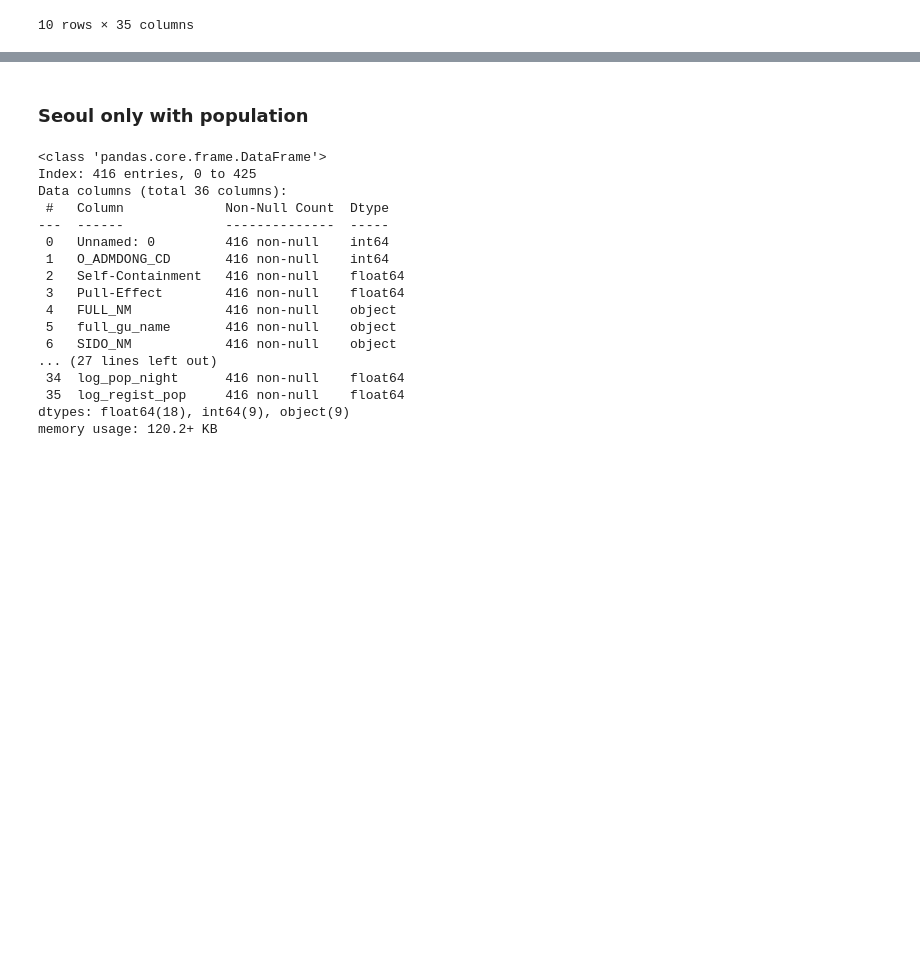
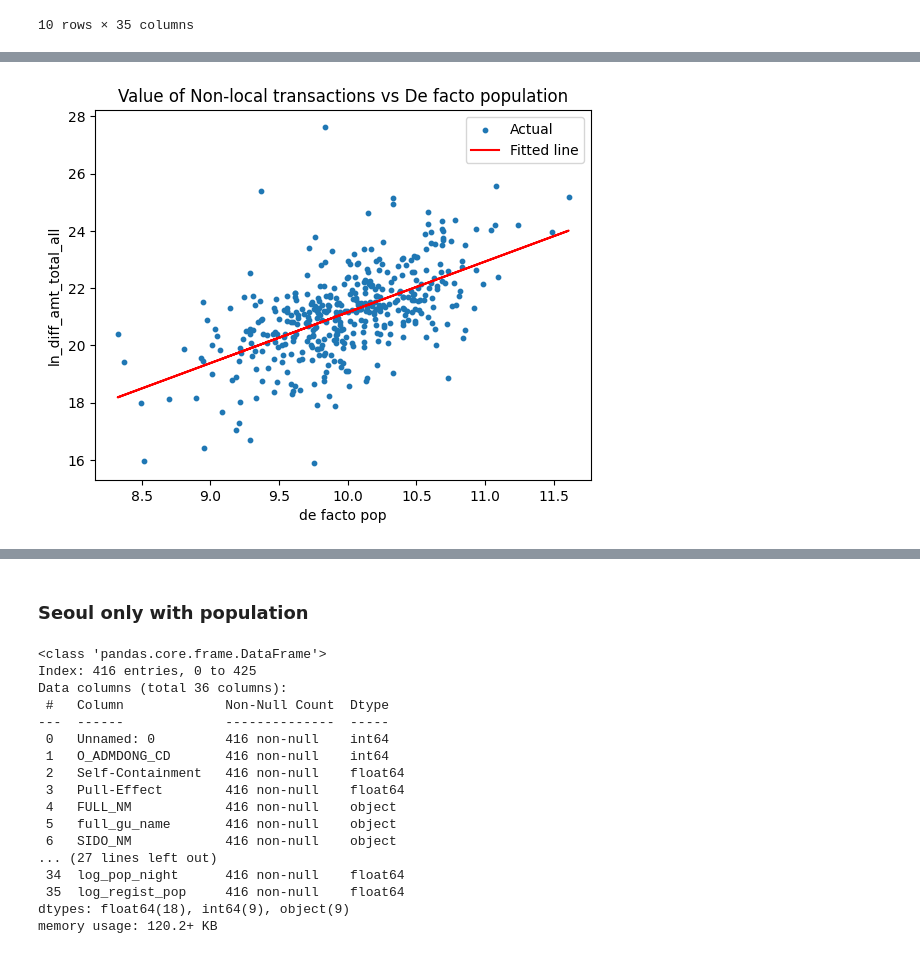
Before and after one commit to jieun0441/XMC, a Jupyter notebook: Time_15min_M_B_Self_containment_Calculation_dong_ver3.ipynb, the cells around one changed output, grey strips where cells are left out. Saved outputs shown, nothing was run; the diff lists cells and outputs as text; code cells hidden in the pictures; blank space fills up the shorter version.

Commit message:
Additional Analysis

```diff
--- a/Time_15min_M_B_Self_containment_Calculation_dong_ver3.ipynb
+++ b/Time_15min_M_B_Self_containment_Calculation_dong_ver3.ipynb
@@ -158,6 +170,9 @@ donginfo_df
 # %%
 #@title save donginfo dataframe
 donginfo_df.to_excel("/content/drive/MyDrive/FMC_Data/donginfo_df_426dongs_pop income spending.xlsx")
+# %%
+#@title load card transaction by dong
+df_card = pd.read_excel("/content/drive/MyDrive/FMC_Data/Analysis_Ln T Ln Amt and Ln Defacto.xlsx")
 # %% [markdown]
 ### To jump analysis directly
 # %%
@@ -1840,0 +1877,20 @@ merged_df_Seoul = pd.read_excel("/content/drive/MyDrive/FMC_Data/matched_Seoul_d
+# %%
+# de facto population 결측치 제외
+df_card = df_card.loc[df_card['ln_pop_defacto']!=0]
+# %%
+#@title Regression y=Ln(total value of non-local POS transactions in a dong, amt_NL), x= total de facto pop (All_pop)
+
+# Replace drop any rows containing NaN
+df_card = df_card.dropna()
+
+# Add a constant to the independent values
+X = sm.add_constant(df_card['ln_pop_defacto'])
+# Create a model
+model = sm.OLS(df_card['ln_diff_amt_total_all'], X)
+
+# Fit the model
+results = model.fit()
+
+# Get the beta coefficient
+beta = results.params['ln_pop_defacto']
+print(results.summary())
@@ -1840,0 +1915,12 @@ merged_df_Seoul = pd.read_excel("/content/drive/MyDrive/FMC_Data/matched_Seoul_d
+# %%
+# Calculate predicted values
+df_card['predicted'] = results.predict(X)
+plt.scatter(df_card['ln_pop_defacto'], df_card['ln_diff_amt_total_all'], s=10, label='Actual')
+plt.plot(df_card['ln_pop_defacto'], df_card['predicted'], color='red', label='Fitted line')
+plt.xlabel('de facto pop')
+plt.ylabel('ln_diff_amt_total_all')
+plt.title('Value of Non-local transactions vs De facto population')
+plt.legend()
+plt.show()
+# %% [output]
+[figure, added]
```
Also changed, not shown: parts of 37 cells of this notebook.
